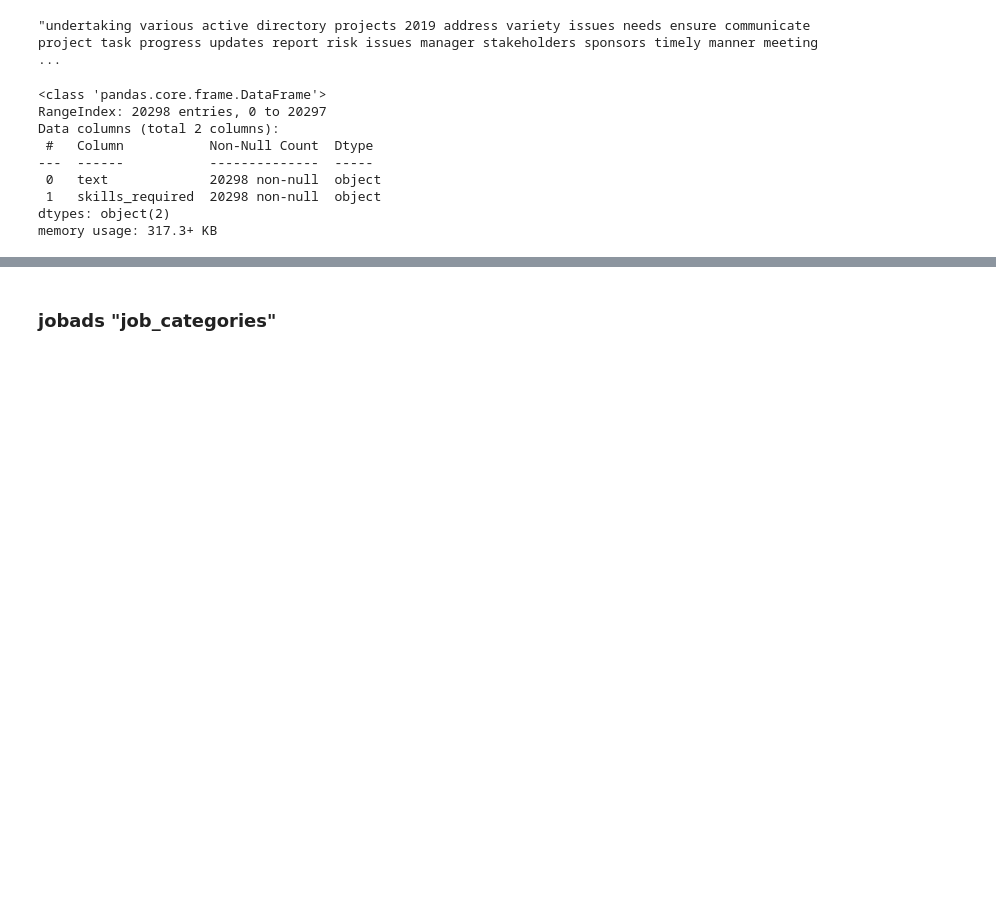
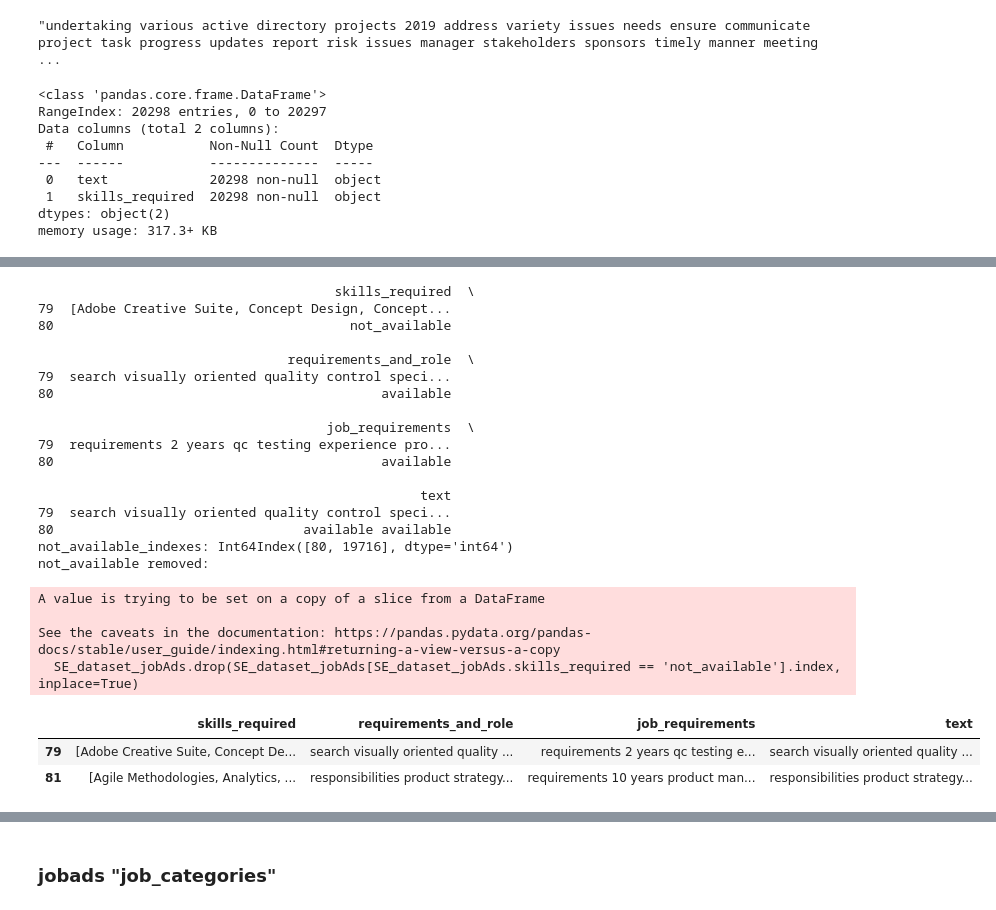
Before and after one commit to AndruOn/BERT-XMLC-Skill-Extraction, a Jupyter notebook: DataAnalysis/reformat.ipynb, the cells around one changed output, grey strips where cells are left out. Cells and saved outputs as stored; diff of their text form; code cells hidden in the pictures; blank space fills up the shorter version.

Commit message:
better data analysis to reduce skills

```diff
--- a/DataAnalysis/reformat.ipynb
+++ b/DataAnalysis/reformat.ipynb
@@ -15,6 +37,6 @@ import matplotlib.pyplot as plt
 # %%
 #https://towardsdatascience.com/how-to-convert-json-into-a-pandas-dataframe-100b2ae1e0d8
-df_job = pd.read_json('./../data/Dataset_jobAds_XMLC-BERT/mycareersfuture_list.json')
+df_job = pd.read_json('./../data/Dataset_jobAds_XMLC-BERT/mycareersfuture_list.json', orient="records")
 
 df_job.head()
 # %% [output]
@@ -84,3 +106,38 @@ Set up jointly with Imperial College London, NTU's medical school, is grooming a
 Research impact
 Known for research excellence and technological innovation, NTU leads the top Asian universities in normalised research citation impact (Clarivate Analytics’ InCites 2016). In the 2018 Nature Index, N ...
 NTU's five-year strategic plan, NTU 2020, builds on strong foundations of NTU 2015 and aims to propel NTU to greater heights of research excellence. The plan focuses on five key research thrusts – Sus ...
+# %%
+print(SE_dataset_jobAds.iloc[79:81])
+
+not_available_indexes = SE_dataset_jobAds[SE_dataset_jobAds["skills_required"] == 'not_available'].index
+print("not_available_indexes:",not_available_indexes)
+
+SE_dataset_jobAds.drop(SE_dataset_jobAds[SE_dataset_jobAds.skills_required == 'not_available'].index, inplace=True)
+
+print("not_available removed:")
+SE_dataset_jobAds.iloc[79:81]
+# %% [output]
+                                      skills_required  \
+79  [Adobe Creative Suite, Concept Design, Concept...
+80                                      not_available
+
+                                requirements_and_role  \
+79  search visually oriented quality control speci...
+80                                          available
+
+                                     job_requirements  \
+79  requirements 2 years qc testing experience pro...
+80                                          available
+
+                                                 text
+79  search visually oriented quality control speci...
+80                                available available
+not_available_indexes: Int64Index([80, 19716], dtype='int64')
+not_available removed:
+A value is trying to be set on a copy of a slice from a DataFrame
+
+See the caveats in the documentation: https://pandas.pydata.org/pandas-docs/stable/user_guide/indexing.html#returning-a-view-versus-a-copy
+  SE_dataset_jobAds.drop(SE_dataset_jobAds[SE_dataset_jobAds.skills_required == 'not_available'].index, inplace=True)
+|  | skills_required | requirements_and_role | job_requirements | text |
+| 79 | [Adobe Creative Suite, Concept De... | search visually oriented quality ... | requirements 2 years qc testing e... | search visually oriented quality ... |
+| 81 | [Agile Methodologies, Analytics, ... | responsibilities product strategy... | requirements 10 years product man... | responsibilities product strategy... |
```
Also changed, not shown: parts of 4 cells of this notebook.
